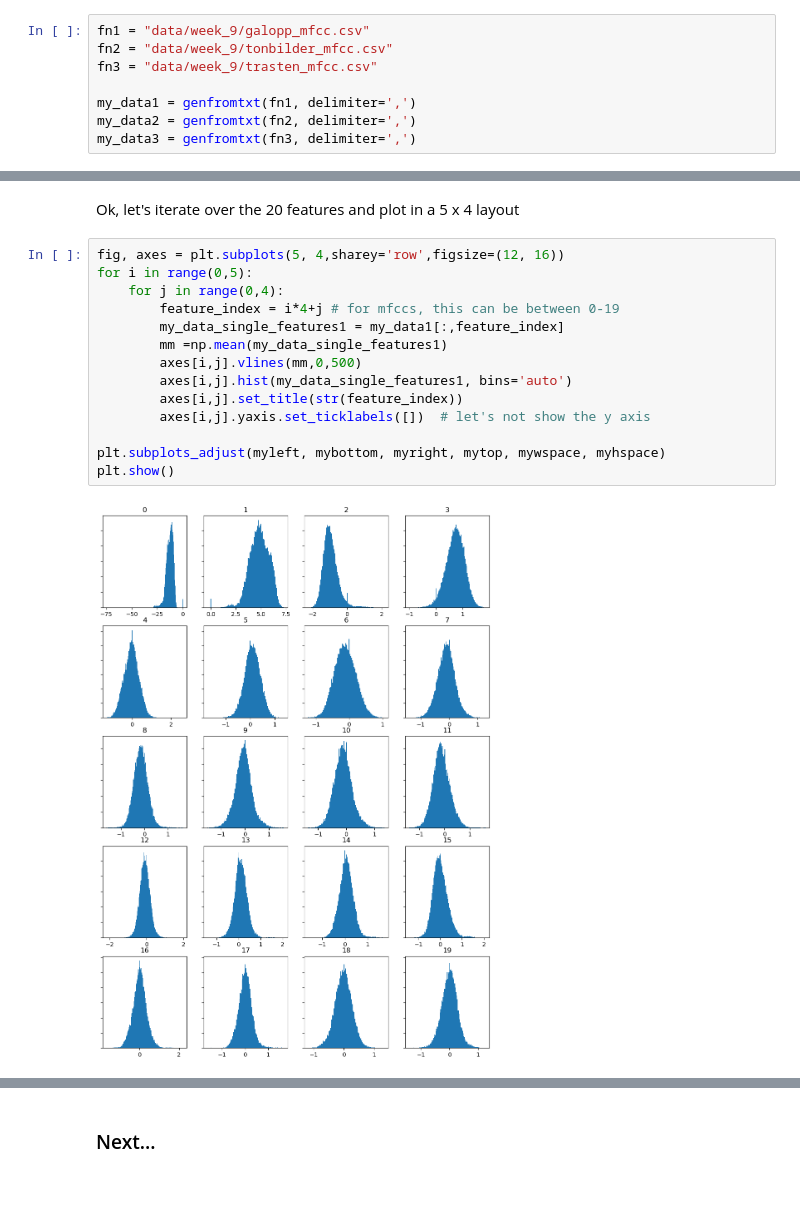
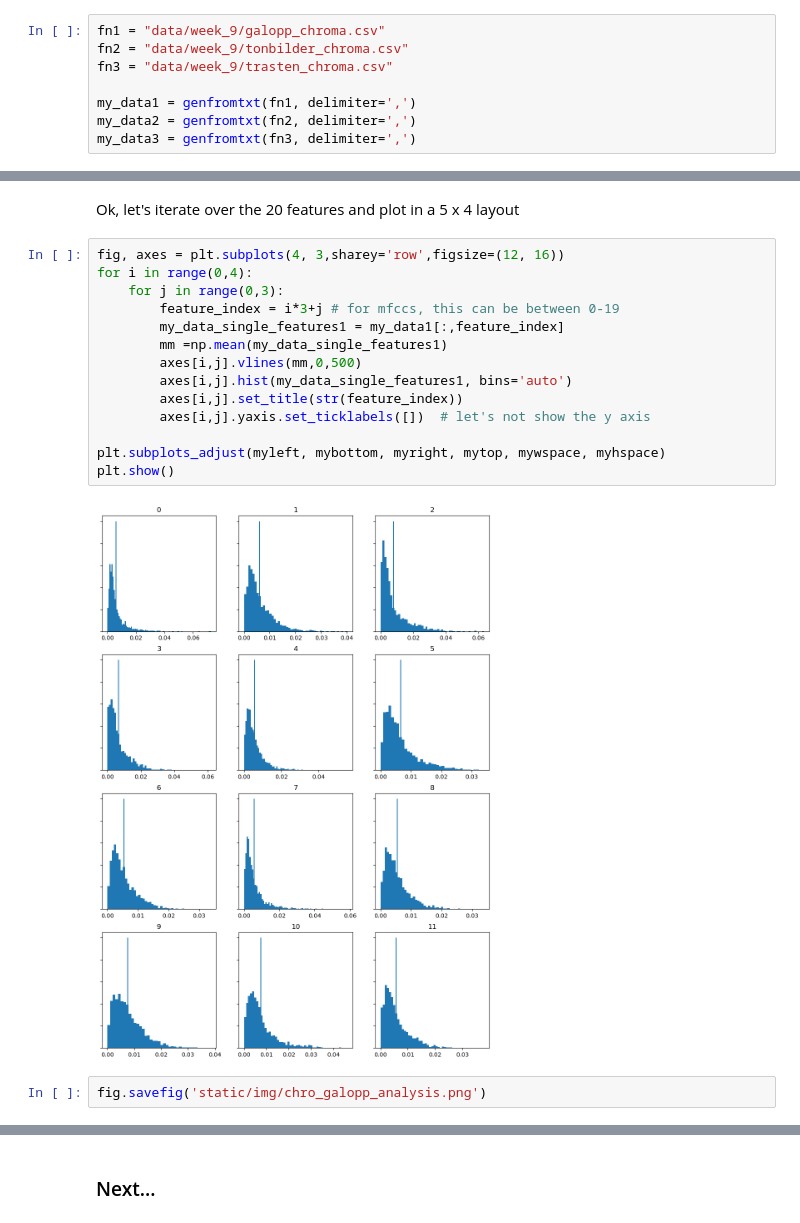
Before and after one commit to LegoUnicorn/MCA-2023-fork, a Jupyter notebook: week9_histograms_20181109b.ipynb, the cells around one changed output, grey strips where cells are left out. Drawn from its saved outputs; the diff is of its cells as text; blank space fills up the shorter version.

Commit message:
changed to chroma output

```diff
--- a/week9_histograms_20181109b.ipynb
+++ b/week9_histograms_20181109b.ipynb
@@ -19,9 +19,9 @@ from numpy import genfromtxt
 # %% [markdown]
 ## Step 2: Let's load the data from SonicVisualizer
 # %%
-fn1 = "data/week_9/galopp_mfcc.csv"
-fn2 = "data/week_9/tonbilder_mfcc.csv"
-fn3 = "data/week_9/trasten_mfcc.csv"
+fn1 = "data/week_9/galopp_chroma.csv"
+fn2 = "data/week_9/tonbilder_chroma.csv"
+fn3 = "data/week_9/trasten_chroma.csv"
 
 my_data1 = genfromtxt(fn1, delimiter=',')
 my_data2 = genfromtxt(fn2, delimiter=',')
@@ -211,19 +209,21 @@ myhspace = 0.2   # the amount of height reserved for space between subplots,
 # %% [markdown]
 Ok, let's iterate over the 20 features and plot in a 5 x 4 layout
 # %%
-fig, axes = plt.subplots(5, 4,sharey='row',figsize=(12, 16))
-for i in range(0,5):
-    for j in range(0,4):
-        feature_index = i*4+j # for mfccs, this can be between 0-19
+fig, axes = plt.subplots(4, 3,sharey='row',figsize=(12, 16))
+for i in range(0,4):
+    for j in range(0,3):
+        feature_index = i*3+j # for mfccs, this can be between 0-19
         my_data_single_features1 = my_data1[:,feature_index]
         mm =np.mean(my_data_single_features1)
         axes[i,j].vlines(mm,0,500)
         axes[i,j].hist(my_data_single_features1, bins='auto')
         axes[i,j].set_title(str(feature_index))
         axes[i,j].yaxis.set_ticklabels([])  # let's not show the y axis
 
 plt.subplots_adjust(myleft, mybottom, myright, mytop, mywspace, myhspace)
 plt.show()
 # %% [output]
-[figure, old version]
+[figure, new version]
+# %%
+fig.savefig('static/img/chro_galopp_analysis.png')
 # %%
```
Also changed, not shown: parts of 27 cells of this notebook.
